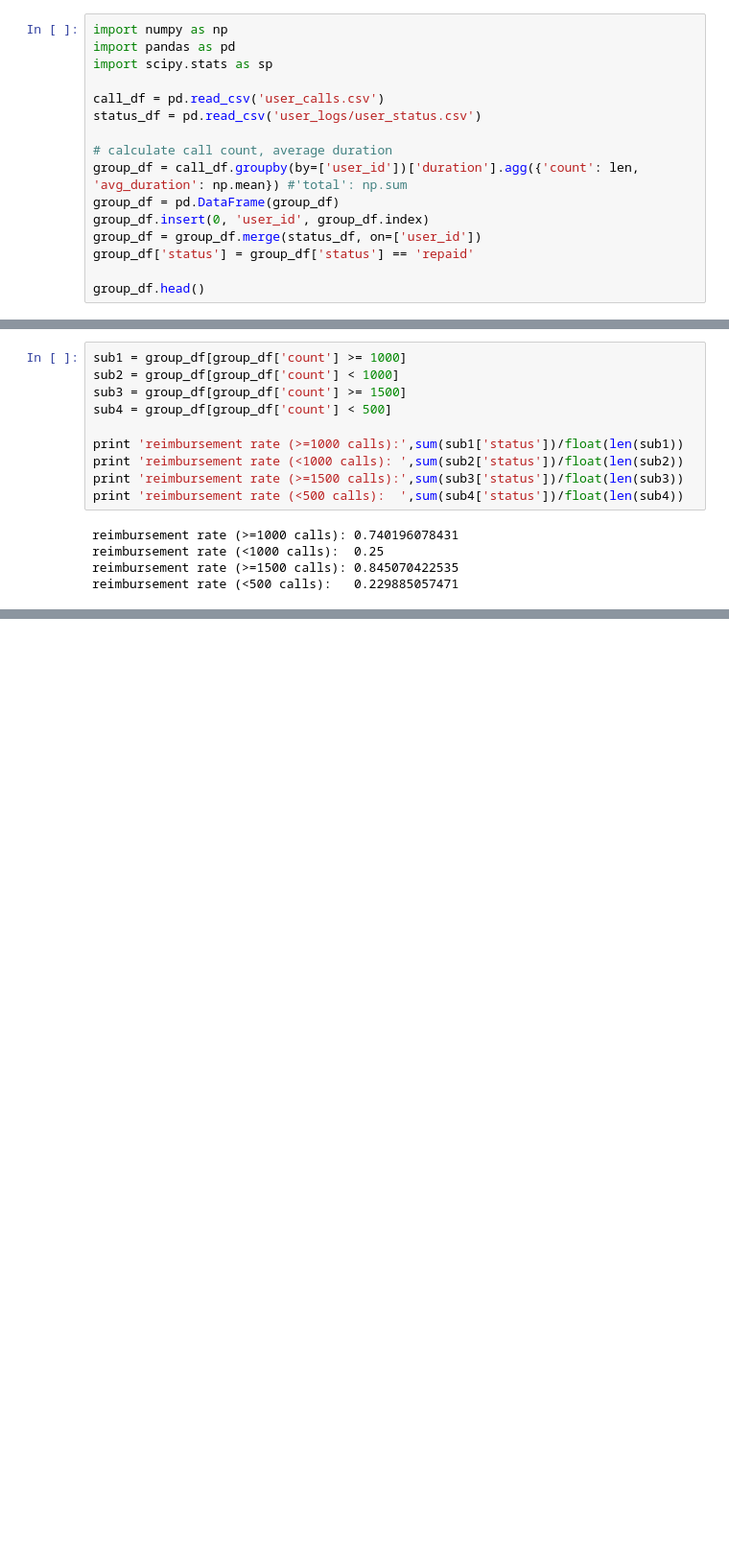
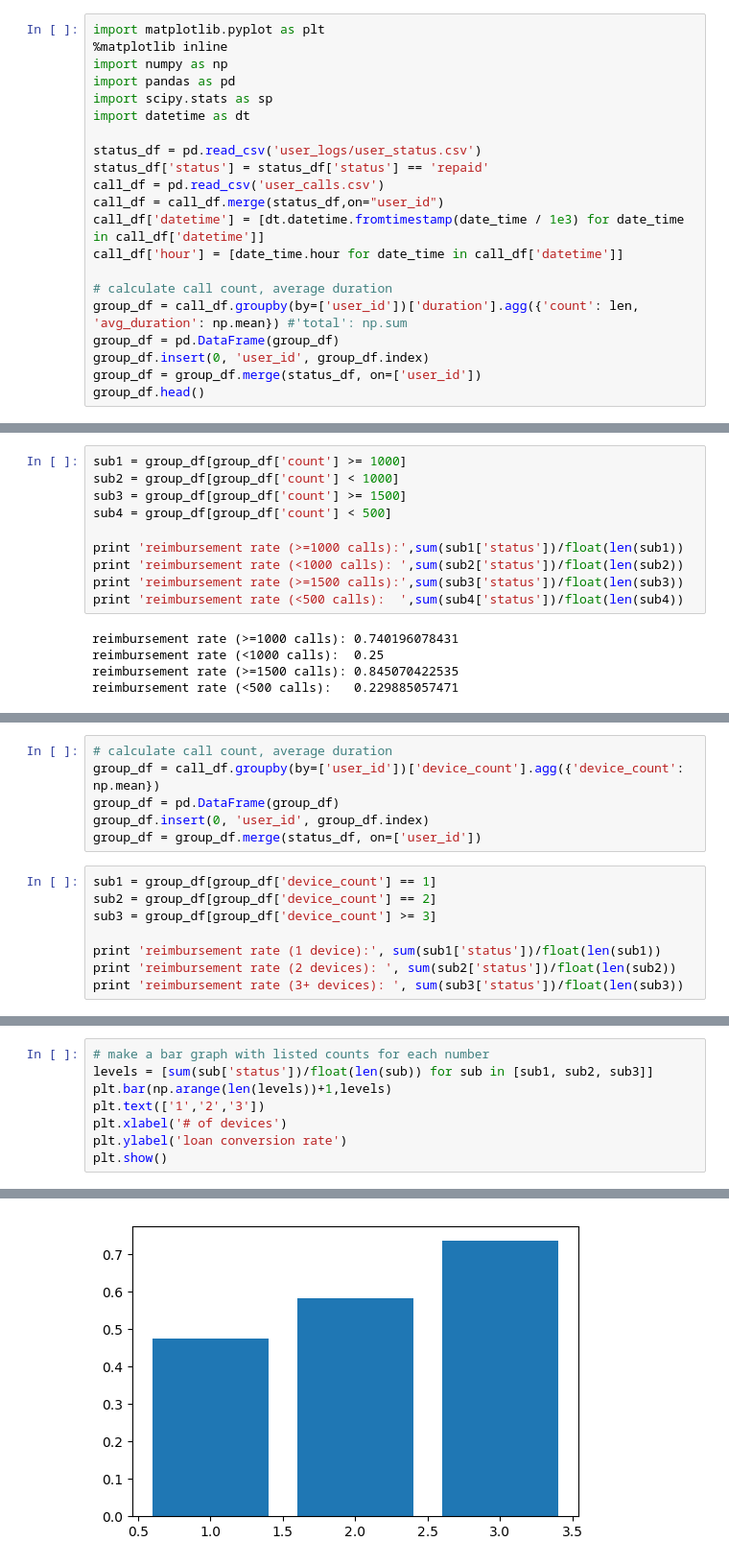
Before and after one commit to jgollub1/branch_project, a Jupyter notebook: Exploration.ipynb, the cells around one changed output, grey strips where cells are left out. Shown: that part at 96% size. Drawn from its saved outputs; the diff is of its cells as text; blank space fills up the shorter version.

```diff
--- a/Exploration.ipynb
+++ b/Exploration.ipynb
@@ -1,18 +1,23 @@
 # %%
+import matplotlib.pyplot as plt
+%matplotlib inline
 import numpy as np
 import pandas as pd
 import scipy.stats as sp
+import datetime as dt
 
+status_df = pd.read_csv('user_logs/user_status.csv')
+status_df['status'] = status_df['status'] == 'repaid'
 call_df = pd.read_csv('user_calls.csv')
-status_df = pd.read_csv('user_logs/user_status.csv')
+call_df = call_df.merge(status_df,on="user_id")
+call_df['datetime'] = [dt.datetime.fromtimestamp(date_time / 1e3) for date_time in call_df['datetime']]
+call_df['hour'] = [date_time.hour for date_time in call_df['datetime']]
 
 # calculate call count, average duration
 group_df = call_df.groupby(by=['user_id'])['duration'].agg({'count': len, 'avg_duration': np.mean}) #'total': np.sum
 group_df = pd.DataFrame(group_df)
 group_df.insert(0, 'user_id', group_df.index)
 group_df = group_df.merge(status_df, on=['user_id'])
-group_df['status'] = group_df['status'] == 'repaid'
-
 group_df.head()
 # %% [output]
 |  | user_id | count | avg_duration | disbursement_date | status |
@@ -60,0 +142,14 @@ sp.pearsonr(group_df['avg_duration'], group_df['status'])
+# %%
+# calculate call count, average duration
+group_df = call_df.groupby(by=['user_id'])['device_count'].agg({'device_count': np.mean})
+group_df = pd.DataFrame(group_df)
+group_df.insert(0, 'user_id', group_df.index)
+group_df = group_df.merge(status_df, on=['user_id'])
+# %%
+sub1 = group_df[group_df['device_count'] == 1]
+sub2 = group_df[group_df['device_count'] == 2]
+sub3 = group_df[group_df['device_count'] >= 3]
+
+print 'reimbursement rate (1 device):', sum(sub1['status'])/float(len(sub1))
+print 'reimbursement rate (2 devices): ', sum(sub2['status'])/float(len(sub2))
+print 'reimbursement rate (3+ devices): ', sum(sub3['status'])/float(len(sub3))
@@ -60,0 +160,9 @@ sp.pearsonr(group_df['avg_duration'], group_df['status'])
+# %%
+# make a bar graph with listed counts for each number
+levels = [sum(sub['status'])/float(len(sub)) for sub in [sub1, sub2, sub3]]
+plt.bar(np.arange(len(levels))+1,levels)
+plt.text(['1','2','3'])
+plt.xlabel('# of devices')
+plt.ylabel('loan conversion rate')
+plt.show()
+# %% [output]
@@ -60,0 +170 @@ sp.pearsonr(group_df['avg_duration'], group_df['status'])
+[figure, added]
```
Also changed, not shown: parts of 12 cells of this notebook.
